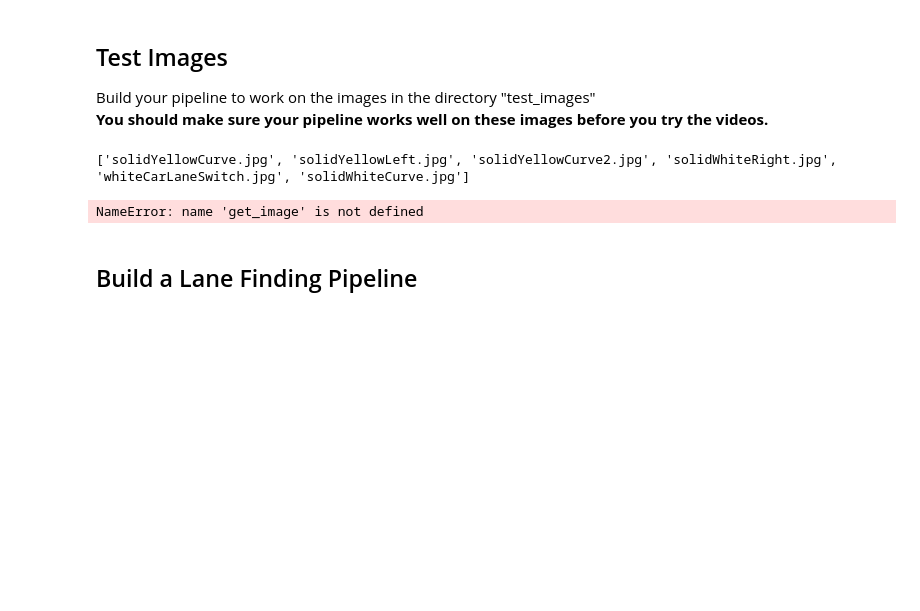
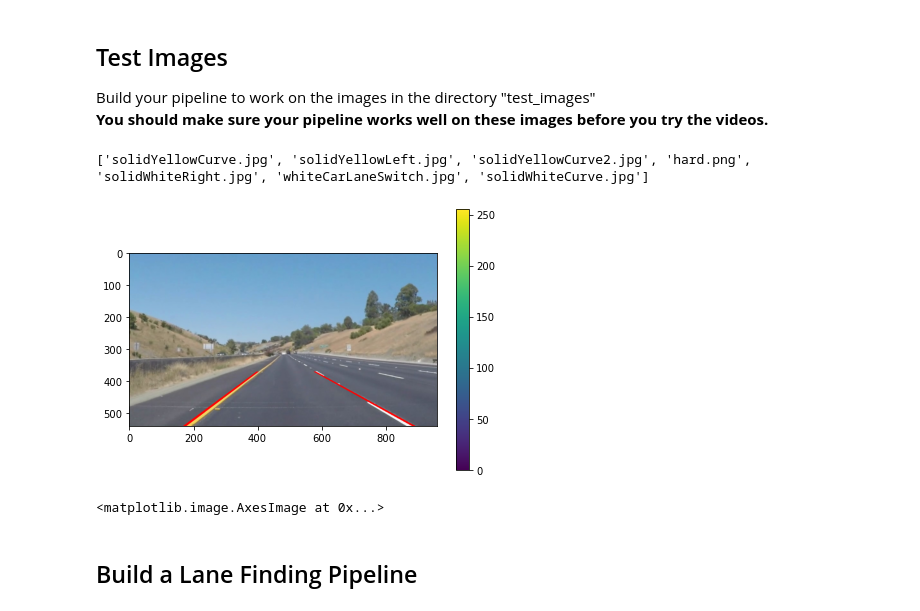
Before and after one commit to irwansyahwii/CarND-LaneLines-P1, a Jupyter notebook: P1.ipynb, the cells around one changed output. Drawn from its saved outputs; the diff is of its cells as text; code cells hidden in the pictures; blank space fills up the shorter version.

```diff
--- a/P1.ipynb
+++ b/P1.ipynb
@@ -956,23 +685,24 @@ def slope(x1, y1, x2, y2):
 
 Build your pipeline to work on the images in the directory "test_images"
 **You should make sure your pipeline works well on these images before you try the videos.**
-# %%
-import os
-print(os.listdir("test_images/"))
-
-original_image = get_image('test_images/whiteCarLaneSwitch.jpg')
-
-print('This image is:', type(original_image), 'with dimensions:', original_image.shape)
-
-masked_image = get_masked_image(original_image, 5, 50, 150)
-
-# final_image = hough_lines(masked_image, rho, theta, threshold, min_line_length, max_line_gap)
-final_image = draw_lane_lines(original_image, masked_image)
-
-plt.imshow(final_image)
-# %% [output]
-['solidYellowCurve.jpg', 'solidYellowLeft.jpg', 'solidYellowCurve2.jpg', 'solidWhiteRight.jpg', 'whiteCarLaneSwitch.jpg', 'solidWhiteCurve.jpg']
-NameError: name 'get_image' is not defined
+# %%
+import os
+print(os.listdir("test_images/"))
+
+cvimage = CvImage.load_from_file('test_images/whiteCarLaneSwitch.jpg')
+
+yellow_mask = cvimage.to_HSL().filter_inrange(np.array([0, 0, 75]),np.array([255, 255, 255]))
+white_mask = cvimage.to_HSL().filter_inrange(np.array([0, 211, 0]),np.array([255, 255, 255]))
+
+
+dark_image = yellow_mask.mask_or(white_mask).to_RGB().mask_and(Viewport.get_mask_image(cvimage))
+
+
+ImageViewer.display_image(dark_image.canny().houghlines(cvimage))
+# %% [output]
+['solidYellowCurve.jpg', 'solidYellowLeft.jpg', 'solidYellowCurve2.jpg', 'hard.png', 'solidWhiteRight.jpg', 'whiteCarLaneSwitch.jpg', 'solidWhiteCurve.jpg']
+[figure, added]
+<matplotlib.image.AxesImage at 0x...>
 # %% [markdown]
 ## Build a Lane Finding Pipeline
 # %% [markdown]
```
Also changed, not shown: parts of 1 cell of this notebook, 3 other files.
